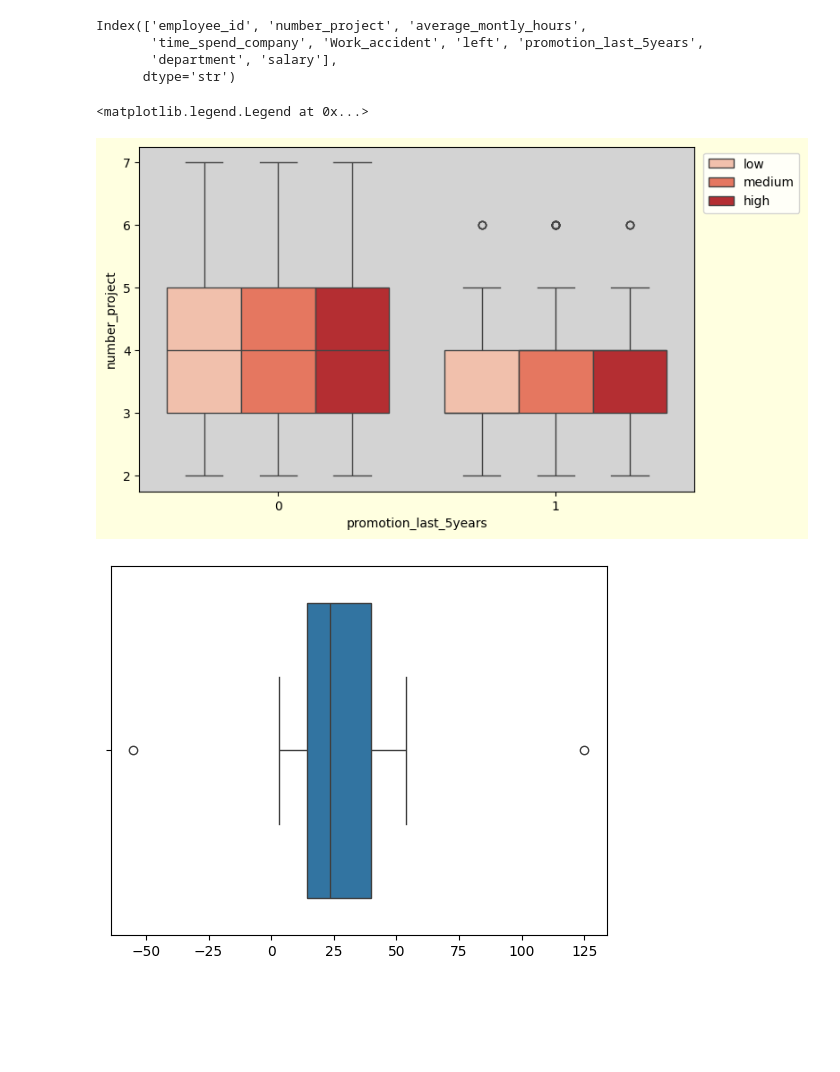
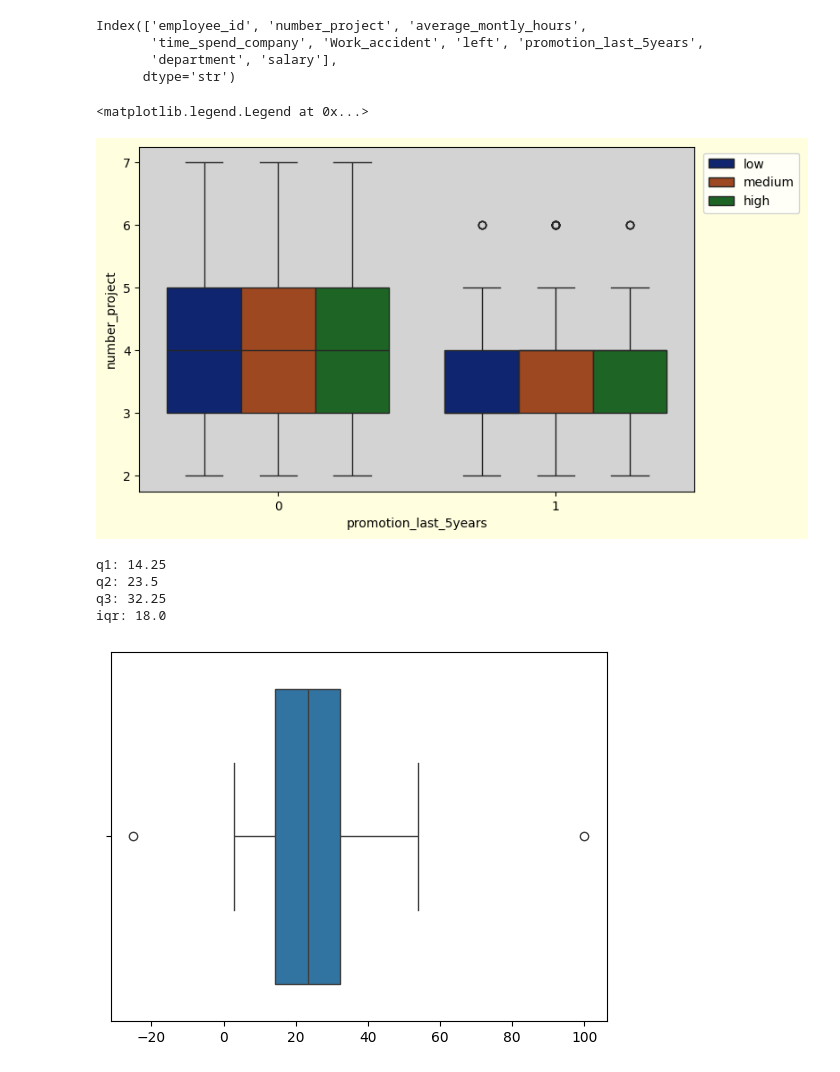
Before and after one commit to sangu0005/data_analysis_workspace, a Jupyter notebook: Seaborn.ipynb, the cells around one changed output. Cells and saved outputs as stored; diff of their text form; code cells hidden in the pictures; blank space fills up the shorter version.

```diff
--- a/Seaborn.ipynb
+++ b/Seaborn.ipynb
@@ -83,22 +83,32 @@ Index(['employee_id', 'number_project', 'average_montly_hours',
       dtype='str')
 # %%
 plt.figure(figsize=(8,5))
-sns.boxplot(data=df, y='number_project',x='promotion_last_5years',hue='salary',palette='Reds')
+sns.boxplot(data=df, y='number_project',x='promotion_last_5years',hue='salary',palette='dark')
 plt.gca().set_facecolor('lightgrey')
 plt.gcf().set_facecolor('lightyellow')
 plt.legend(bbox_to_anchor=(1.2,1))
 # %% [output]
 <matplotlib.legend.Legend at 0x...>
-[figure, old version]
+[figure, new version]
 # %%
-age = [-55, 18, 35, 24, 125, 3, 54, 23]
-temp = pd.DataFrame(age)
+age = [-25, 18, 25, 24, 100, 3, 54, 23]
+temp = pd.DataFrame(age, columns=['age'])
 sns.boxplot(data=temp,x= age)
 
-Q1 = temp.quantile(0.25)
-Q2 = temp.quantile(0.50)
-Q3 = temp.quantile(0.75)
+Q1 = temp['age'].quantile(0.25)
+Q2 = temp['age'].quantile(0.50)
+Q3 = temp['age'].quantile(0.75)
+print('q1:',Q1)
+print('q2:',Q2)
+print('q3:',Q3)
+IQR = Q3 - Q1
 
-IQR = Q3 - Q1
+print('iqr:',IQR)
+lower_bond = Q1 - 1.5 * IQR
+upper_bond = Q3 + 1.5 * IQR
 # %% [output]
+q1: 14.25
+q2: 23.5
+q3: 32.25
+iqr: 18.0
-[figure, old version]
+[figure, new version]
```
Also changed, not shown: parts of 2 cells of this notebook.
